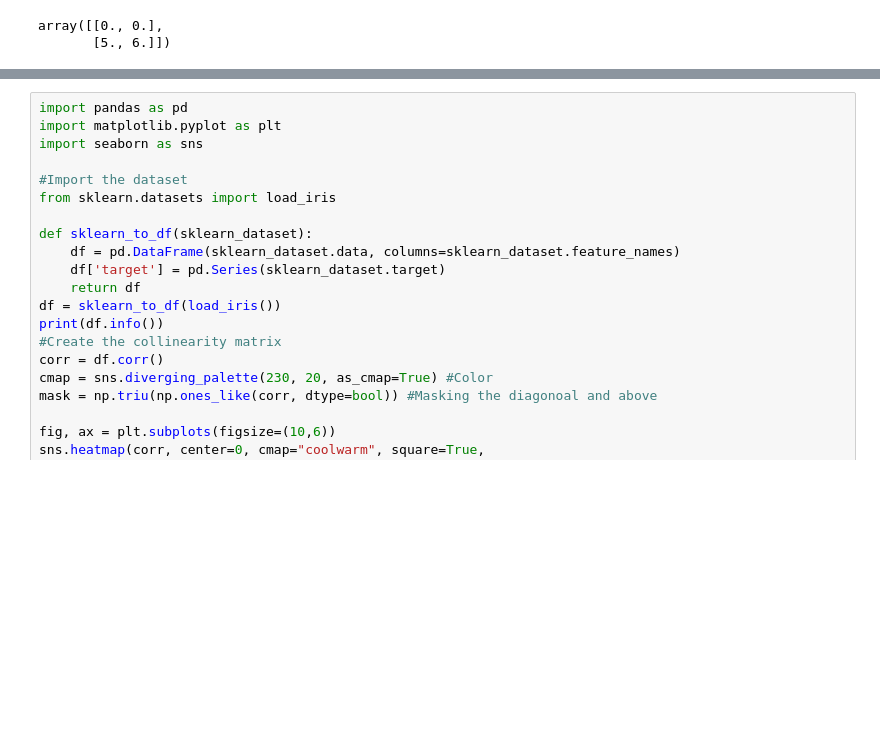
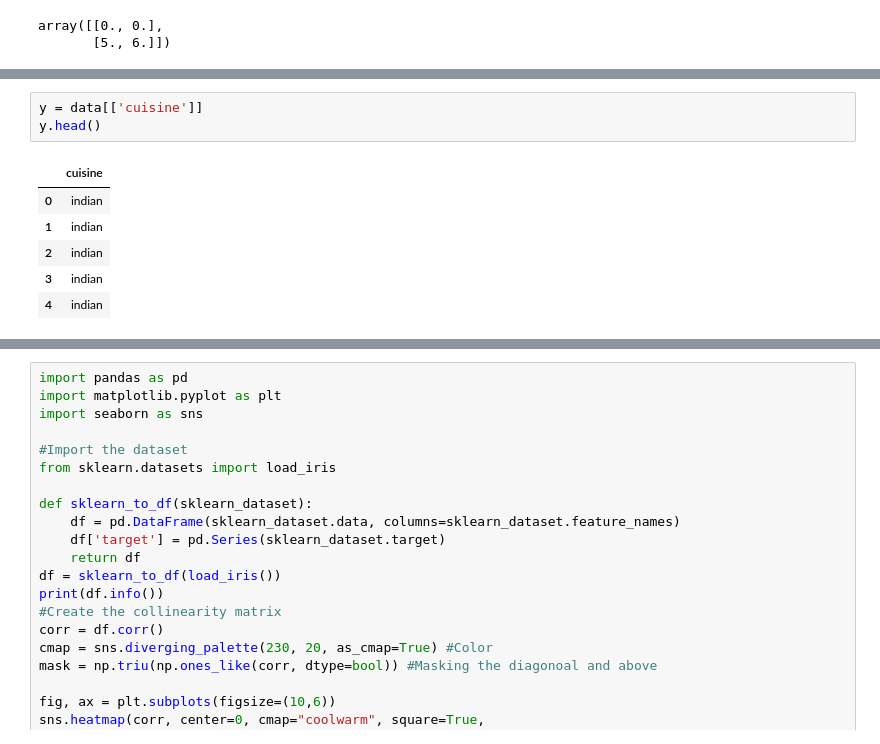
Before and after one commit to abdalrahmenyousifMohamed/ML, a Jupyter notebook: notebooks/multi-classification.ipynb, the cells around one changed output, grey strips where cells are left out. Saved outputs shown, nothing was run; the diff lists cells and outputs as text; blank space fills up the shorter version.

```diff
--- a/notebooks/multi-classification.ipynb
+++ b/notebooks/multi-classification.ipynb
@@ -965,0 +1039,10 @@ array([[0., 0.],
+# %%
+y = data[['cuisine']]
+y.head()
+# %% [output]
+|  | cuisine |
+| 0 | indian |
+| 1 | indian |
+| 2 | indian |
+| 3 | indian |
+| 4 | indian |
```
Also changed, not shown: parts of 23 cells of this notebook.
